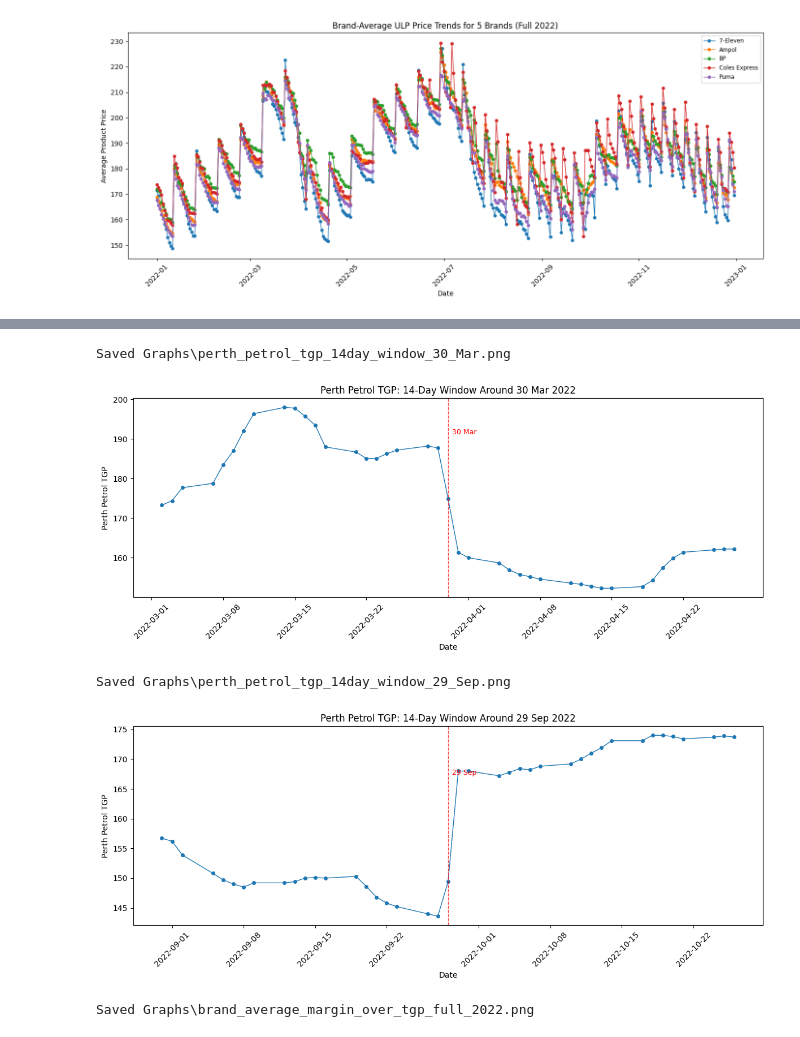
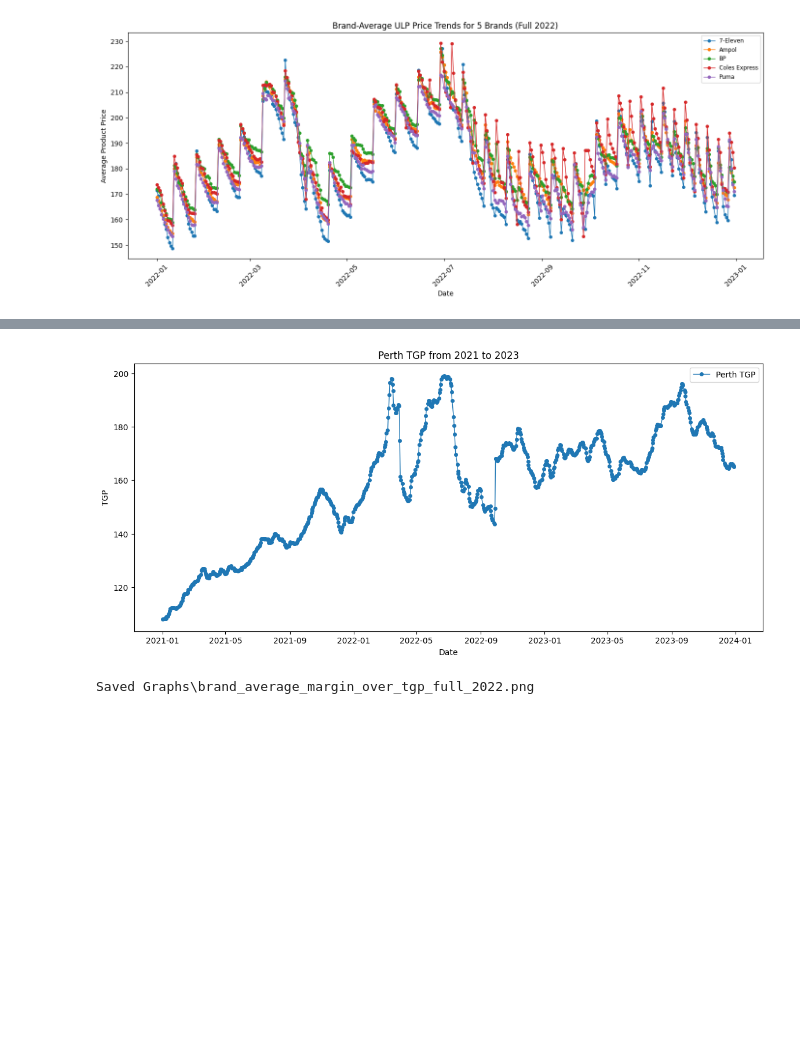
Before and after one commit to RBW021121/MRES_Dissertation, a Jupyter notebook: Code/MRES_WA.ipynb, the cells around one changed output, grey strips where cells are left out. Drawn from its saved outputs; the diff is of its cells as text; code cells hidden in the pictures; blank space fills up the shorter version.

```diff
--- a/Code/MRES_WA.ipynb
+++ b/Code/MRES_WA.ipynb
@@ -269,8 +231,8 @@ tgp_perth_2022 = tgp_df.loc[
 
 
 # Plot terminal gate price around key event windows
-window_days = 28
-for center_date, label in [(pd.Timestamp('2022-03-30'), '30 Mar'), (pd.Timestamp('2022-09-28'), '29 Sep')]:
+window_days = 90
+for center_date, label in [(pd.Timestamp('2022-06-01'), '01 Jun'), (pd.Timestamp('2022-09-28'), '28 Sep')]:
     start = center_date - pd.Timedelta(days=window_days)
     end = center_date + pd.Timedelta(days=window_days)
     window_df = tgp_perth_2022.set_index('Date').loc[start:end]
@@ -287,11 +249,20 @@ for center_date, label in [(pd.Timestamp('2022-03-30'), '30 Mar'), (pd.Timestamp
     plt.tight_layout()
     save_fig(f'perth_petrol_tgp_14day_window_{label.replace(" ", "_")}.png')
     plt.show()
-# %% [output]
-Saved Graphs\perth_petrol_tgp_14day_window_30_Mar.png
-[figure, removed]
-Saved Graphs\perth_petrol_tgp_14day_window_29_Sep.png
-[figure, removed]
+# %%
+#Select from tgp_df of 2021-2023 and Perth TGP values
+tgp_perth = tgp_df.loc[(tgp_df['Date'] >= '2021-01-01') & (tgp_df['Date'] <= '2023-12-31'), ['Date', 'Perth']].copy()
+
+#Plot Perth TGP from 2021 to 2023
+plt.figure(figsize=(14, 6))
+plt.plot(tgp_perth['Date'], tgp_perth['Perth'], marker='o', linewidth=1, markersize=4, label='Perth TGP')
+plt.xlabel('Date')
+plt.ylabel('TGP')
+plt.title('Perth TGP from 2021 to 2023')
+plt.legend()
+plt.show()
+# %% [output]
+[figure, added]
 # %%
 # Merge Perth petrol TGP into the main fuel price dataframe and compute margin
 
```
Also changed, not shown: parts of 8 cells of this notebook, 21 other files.
